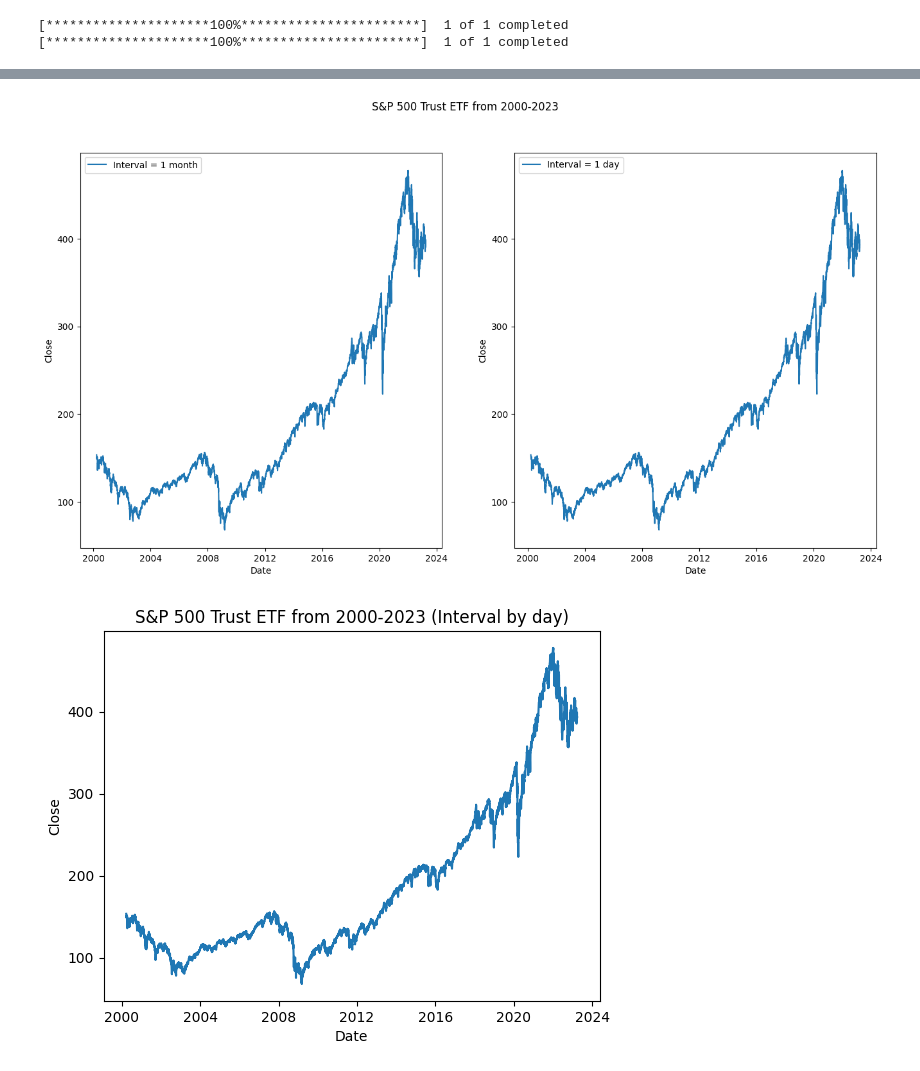
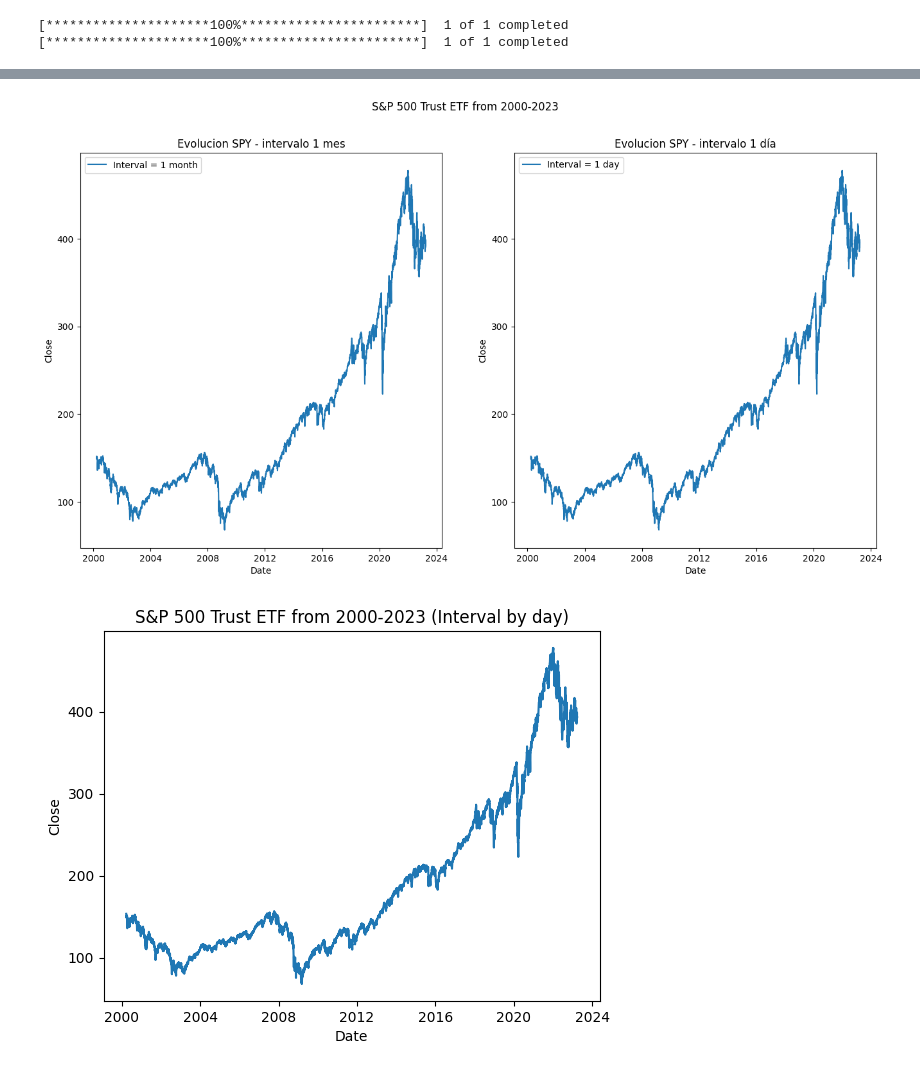
Before and after one commit to PhDNoe/PI_SP500, a Jupyter notebook: EDA/Initial_Eda.ipynb, the cells around one changed output, grey strips where cells are left out. Saved outputs shown, nothing was run; the diff lists cells and outputs as text; code cells hidden in the pictures.

```diff
--- a/EDA/Initial_Eda.ipynb
+++ b/EDA/Initial_Eda.ipynb
@@ -131,11 +190,13 @@ sp500_cap_by_day.head()
 # %%
 fig, ax = plt.subplots(1,2, figsize=(16,8))
 sns.lineplot(ax=ax[0], x="Date", y="Close", data=sp500_cap_by_month, label="Interval = 1 month")
 sns.lineplot(ax=ax[1],x="Date", y="Close", data=sp500_cap_by_day, label="Interval = 1 day")
+ax[0].set(title="Evolucion SPY - intervalo 1 mes")
+ax[1].set(title="Evolucion SPY - intervalo 1 día")
 plt.suptitle("S&P 500 Trust ETF from 2000-2023")
 plt.show()
 # %% [output]
-[figure, old version]
+[figure, new version]
 # %%
 sns.lineplot(x="Date", y="Close", data=sp500_cap_by_day)
 plt.title("S&P 500 Trust ETF from 2000-2023 (Interval by day)")
```
Also changed, not shown: parts of 51 cells of this notebook, 1 other file.
